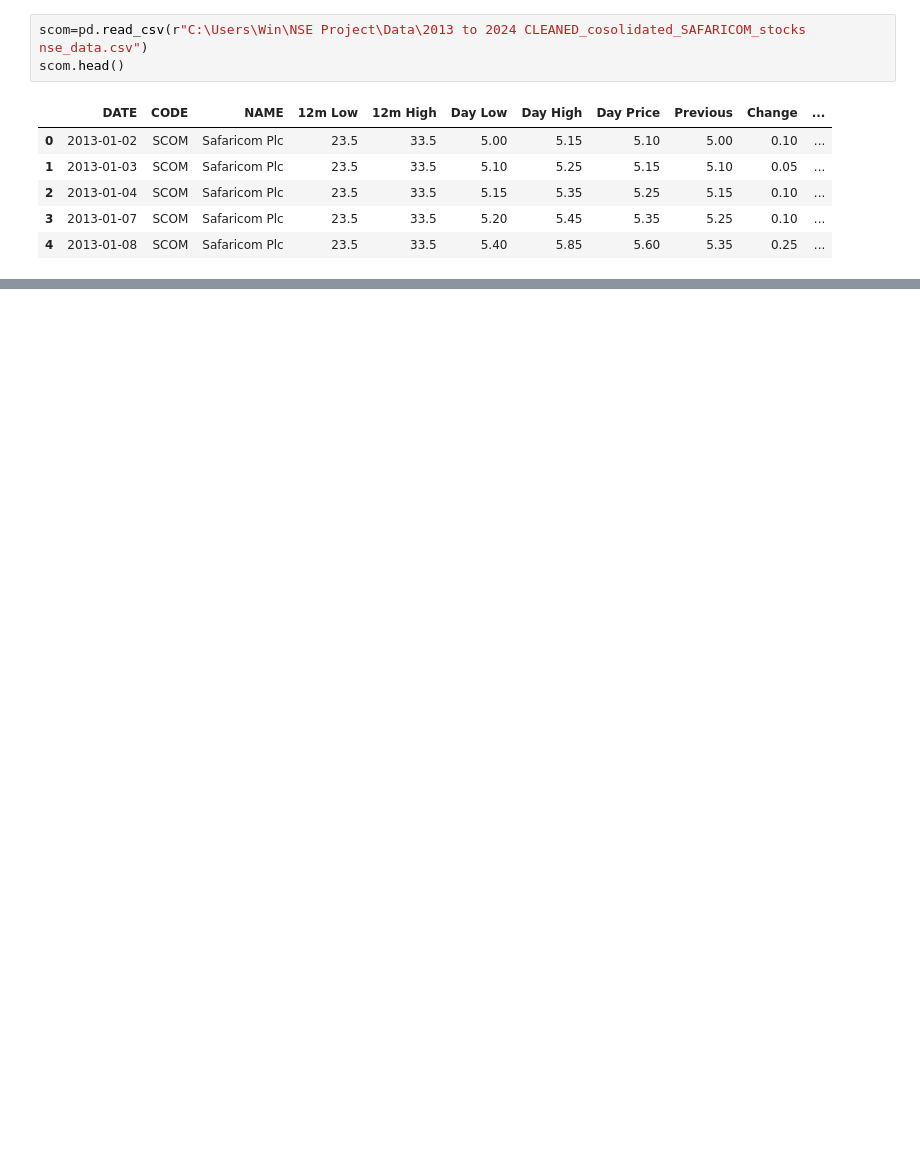
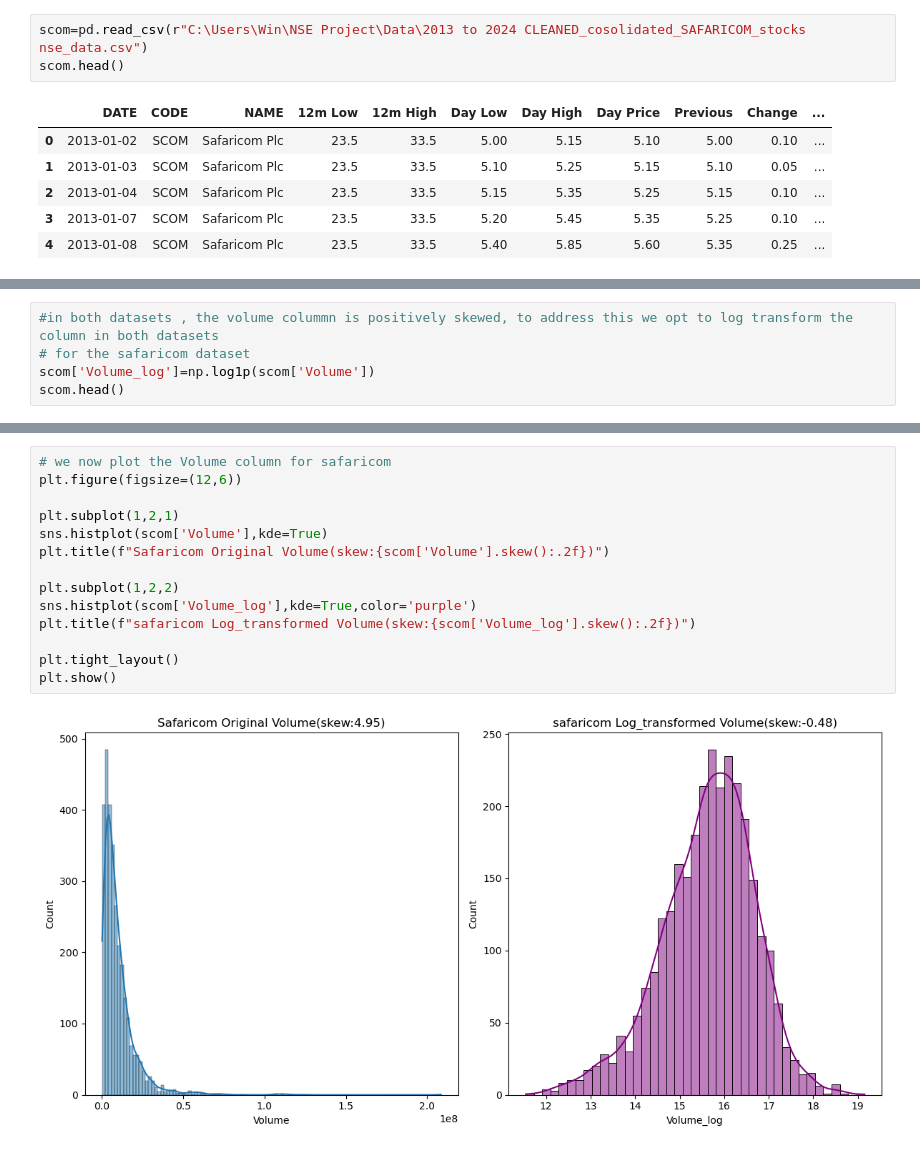
Before and after one commit to njorogepaul-moghul/Nairobi-Stocks-Exchange-project, a Jupyter notebook: notebooks/EDA phase/Exploratory Data Analysis phase.ipynb, the cells around one changed output, grey strips where cells are left out. Saved outputs shown, nothing was run; the diff lists cells and outputs as text; blank space fills up the shorter version.

```diff
--- a/notebooks/EDA phase/Exploratory Data Analysis phase.ipynb
+++ b/notebooks/EDA phase/Exploratory Data Analysis phase.ipynb
@@ -17,0 +68,5 @@ scom.head()
+# %%
+#in both datasets , the volume colummn is positively skewed, to address this we opt to log transform the column in both datasets
+# for the safaricom dataset
+scom['Volume_log']=np.log1p(scom['Volume'])
+scom.head()
@@ -17,0 +80,16 @@ scom.head()
+# %%
+# we now plot the Volume column for safaricom
+plt.figure(figsize=(12,6))
+
+plt.subplot(1,2,1)
+sns.histplot(scom['Volume'],kde=True)
+plt.title(f"Safaricom Original Volume(skew:{scom['Volume'].skew():.2f})")
+
+plt.subplot(1,2,2)
+sns.histplot(scom['Volume_log'],kde=True,color='purple')
+plt.title(f"safaricom Log_transformed Volume(skew:{scom['Volume_log'].skew():.2f})")
+
+plt.tight_layout()
+plt.show()
+# %% [output]
+[figure, added]
```
Also changed, not shown: parts of 21 cells of this notebook, 6 other files.
